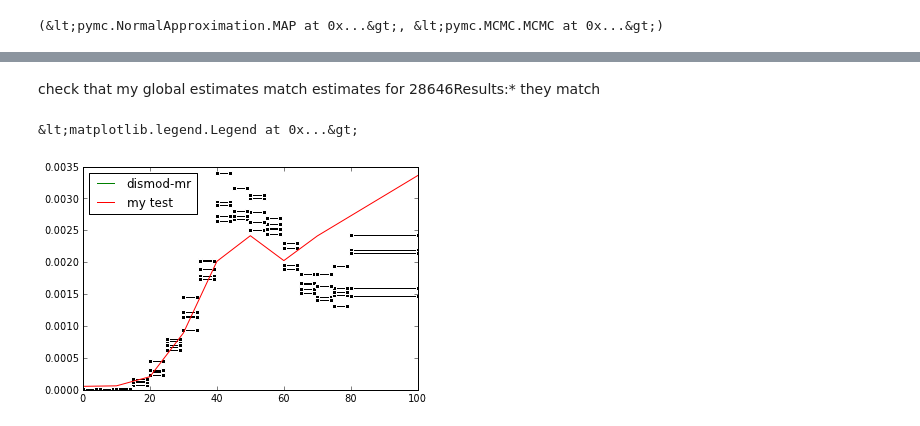
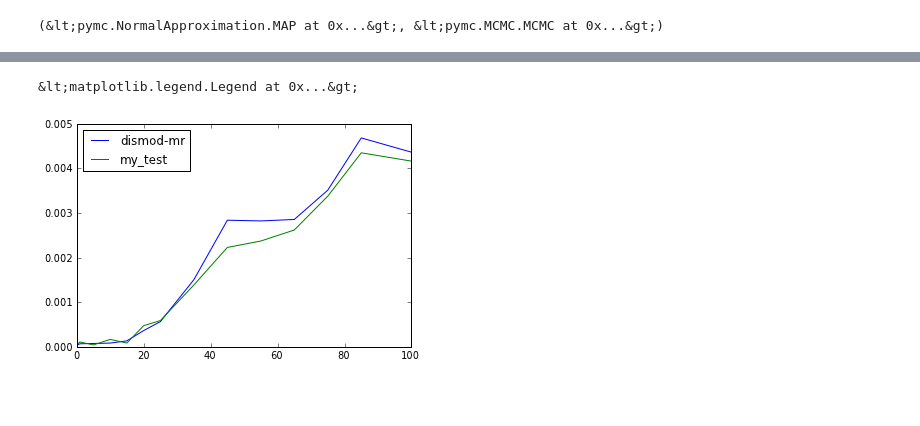
Before and after one commit to peterhm/gbd, a Jupyter notebook: book/DM-co.ipynb, the cells around one changed output, grey strips where cells are left out. Cells and saved outputs as stored; diff of their text form; code cells hidden in the pictures; blank space fills up the shorter version.

```diff
--- a/book/DM-co.ipynb
+++ b/book/DM-co.ipynb
@@ -130,13 +97,11 @@ kept 5601 rows of dataadding smoothing of 0.5finding initial values . . . findin
 (&lt;pymc.NormalApproximation.MAP at 0x...&gt;, &lt;pymc.MCMC.MCMC at 0x...&gt;)
-# %% [markdown]
-check that my global estimates match estimates for 28646Results:* they match
 # %%
 country = 'FIN'dm_fin_mu, dm_fin_sig = get_emp(disease, data_type, country, sex, year)fing_pred = dismod3.covariates.predict_for(globe, globe.parameters['i'], 'all', 'total', 'all', country, sex, year,                                           False, globe.vars['i'], 0., 1.).T  # NOTE: do not population-weight average for emp priorfing_mu_prior = fing_pred.mean(1)fing_sigma_prior = fing_pred.std(1)
 # %%
-dismod3.graphics.plot_data_bars(fin_wp.get_data(data_type))pl.plot(dm_fin_mu.mean(axis=1), label='dismod-mr')pl.plot(pl.array(fing_mu_prior), label='my test')pl.legend(loc='upper left')
+pl.plot(pl.array(dm_fin_mu), label='dismod-mr')pl.plot(pl.array(fing_mu_prior), label='my_test')pl.legend(loc='upper left')
 # %% [output]
 &lt;matplotlib.legend.Legend at 0x...&gt;
-[figure, old version]
+[figure, new version]
 # %%
 fing_wp = load_new_model(disease, country, sex)find_fnrfx_old(data_type, fing_wp, globe.vars[data_type])result = dismod3.data.ModelVars()fing_wp.vars += dismod3.ism.age_specific_rate(fing_wp, data_type, country, sex, year, None, fing_mu_prior, fing_sigma_prior)%time dismod3.fit.fit_asr(fing_wp, data_type, iter=iter, thin=thin, burn=burn)
 # %% [output]
```
Also changed, not shown: parts of 67 cells of this notebook.
